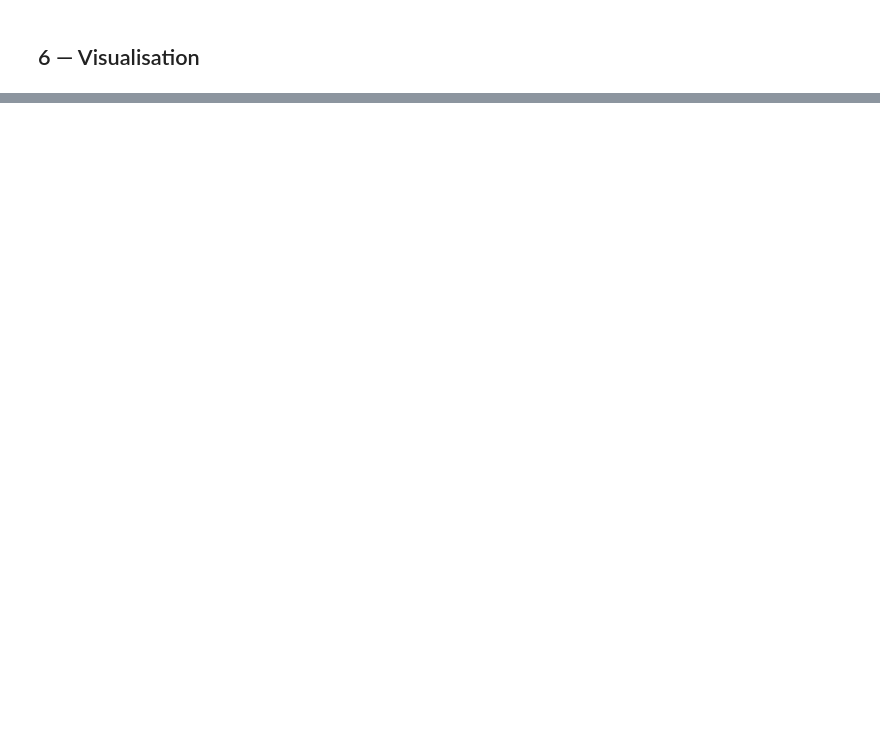
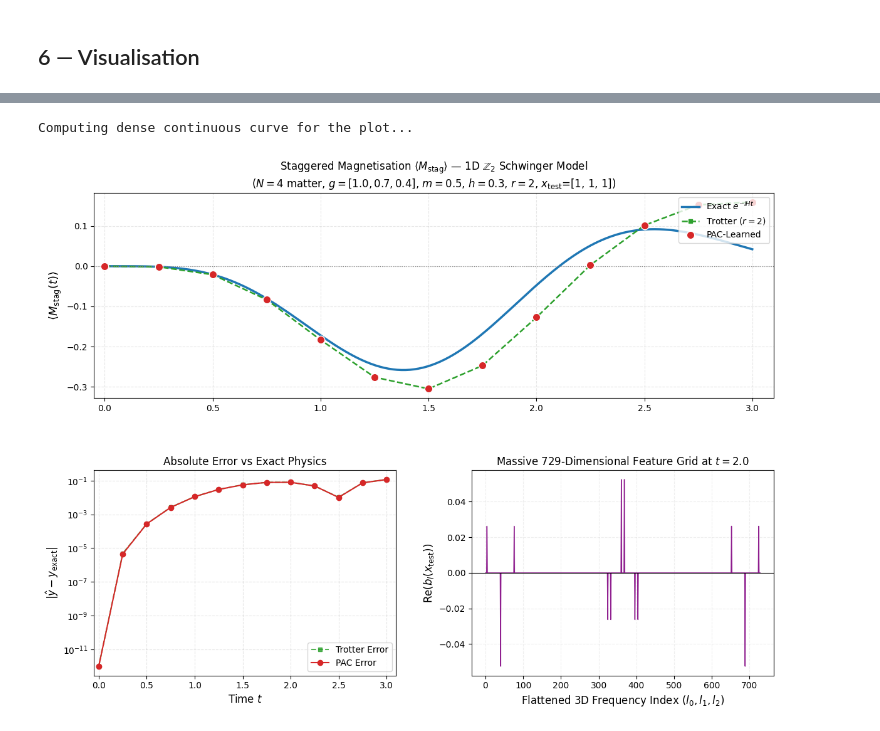
Before and after one commit to thomaslagoutte/qml-fourier-dynamics, a Jupyter notebook: notebooks/04_schwinger_z2_validation.ipynb, the cells around one changed output, grey strips where cells are left out. Saved outputs shown, nothing was run; the diff lists cells and outputs as text; code cells hidden in the pictures; blank space fills up the shorter version.

```diff
--- a/notebooks/04_schwinger_z2_validation.ipynb
+++ b/notebooks/04_schwinger_z2_validation.ipynb
@@ -574,0 +757,72 @@ print('  If no  → method fails, confirming the d=O(log n) requirement')
+# %%
+import matplotlib.pyplot as plt
+import matplotlib.gridspec as gridspec
+
+# ── 1. Generate Dense Exact Curve ─────────────────────────────────────────────
+print("Computing dense continuous curve for the plot...")
+t_dense = np.linspace(0, t_vals[-1], 300)
+ex_stag_dense = [exact_obs(TEST_X, TRUE_G, td, OBS_STAG_MAT) for td in t_dense]
+
+# ── 2. Calculate Errors ───────────────────────────────────────────────────────
+err_tr_stag  = np.abs(np.array(trotter_stag) - np.array(exact_stag))
+err_pac_stag = np.abs(np.array(pac_stag) - np.array(exact_stag))
+
+# ── 3. Setup Figure & Layout ──────────────────────────────────────────────────
+CLR_EXACT   = '#1f77b4'
+CLR_TROTTER = '#2ca02c'
+CLR_PAC     = '#d62728'
+
+fig = plt.figure(figsize=(14, 10))
+gs  = gridspec.GridSpec(2, 2, figure=fig, hspace=0.35, wspace=0.25)
+ax_stag = fig.add_subplot(gs[0, :])
+ax_err  = fig.add_subplot(gs[1, 0])
+ax_feat = fig.add_subplot(gs[1, 1])
+
+# ── A. Main Dynamics Plot ─────────────────────────────────────────────────────
+ax_stag.plot(t_dense, ex_stag_dense, color=CLR_EXACT, lw=2.5, label=r'Exact $e^{-iHt}$')
+ax_stag.plot(t_vals, trotter_stag, color=CLR_TROTTER, lw=1.8, ls='--',
+             marker='s', ms=5, label=f'Trotter ($r={R_STEPS}$)')
+ax_stag.scatter(t_vals, pac_stag, color=CLR_PAC, s=80, zorder=5,
+                marker='o', edgecolors='white', lw=1.0, label='PAC-Learned')
+
+ax_stag.axhline(0, color='grey', lw=0.8, ls=':')
+ax_stag.set_ylabel(r'$\langle M_\mathrm{stag}(t)\rangle$', fontsize=13)
+ax_stag.set_title(
+    r'Staggered Magnetisation $\langle M_\mathrm{stag}\rangle$ — 1D $\mathbb{Z}_2$ Schwinger Model'
+    f'\n($N={N_MATTER}$ matter, $g=[{TRUE_G[0]}, {TRUE_G[1]}, {TRUE_G[2]}]$, $m={MASS}$, $h={H_ELEC}$,'
+    f' $r={R_STEPS}$, $x_\mathrm{{test}}$={TEST_X})',
+    fontsize=12)
+ax_stag.legend(fontsize=10, loc='upper right')
+ax_stag.grid(True, alpha=0.3, ls='--')
+ax_stag.set_xlim(-0.05, t_vals[-1]+0.1)
+
+# ── B. Absolute Error Plot ────────────────────────────────────────────────────
+ax_err.semilogy(t_vals, err_tr_stag + 1e-12, color=CLR_TROTTER, ls='--',
+                marker='s', ms=5, alpha=0.8, label=r'Trotter Error')
+ax_err.semilogy(t_vals, err_pac_stag + 1e-12, color=CLR_PAC,
+                marker='o', ms=6, label=r'PAC Error')
+
+ax_err.set_xlabel('Time $t$', fontsize=12)
+ax_err.set_ylabel(r'$|\hat{y}-y_\mathrm{exact}|$', fontsize=12)
+ax_err.set_title('Absolute Error vs Exact Physics', fontsize=12)
+ax_err.legend(fontsize=10)
+ax_err.grid(True, alpha=0.3, ls='--')
+ax_err.set_xlim(-0.05, t_vals[-1]+0.1)
+
+# ── C. 3D Feature Vector Spectrum (Flattened) ─────────────────────────────────
+t_showcase = 2.0  # Pick a mid-to-late time point where features are dense
+b_full = extract_M_stag_features(TEST_X, t_showcase)
+
+ax_feat.plot(range(len(b_full)), b_full, color='purple', lw=1.0, alpha=0.85)
+ax_feat.fill_between(range(len(b_full)), b_full, 0, color='purple', alpha=0.2)
+
+ax_feat.axhline(0, color='black', lw=0.8)
+ax_feat.set_xlabel('Flattened 3D Frequency Index ($l_0, l_1, l_2$)', fontsize=12)
+ax_feat.set_ylabel(r'$\mathrm{Re}(b_l(x_\mathrm{test}))$', fontsize=12)
+ax_feat.set_title(rf'Massive 729-Dimensional Feature Grid at $t={t_showcase}$', fontsize=12)
+ax_feat.grid(True, alpha=0.2, ls='--')
+plt.savefig('../results_schwinger_M_stag.png', dpi=150, bbox_inches='tight')
+plt.show()
+# %% [output]
+Computing dense continuous curve for the plot...
+[figure, added]
```
Also changed, not shown: parts of 15 cells of this notebook, 7 other files.
